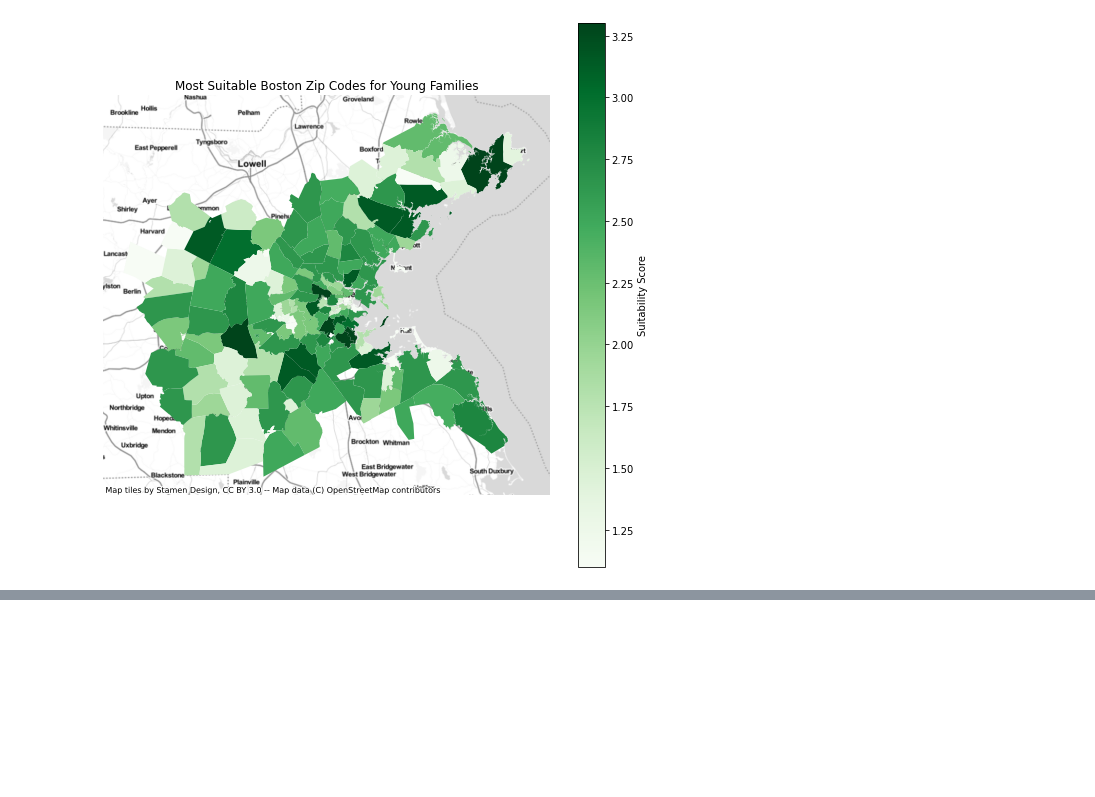
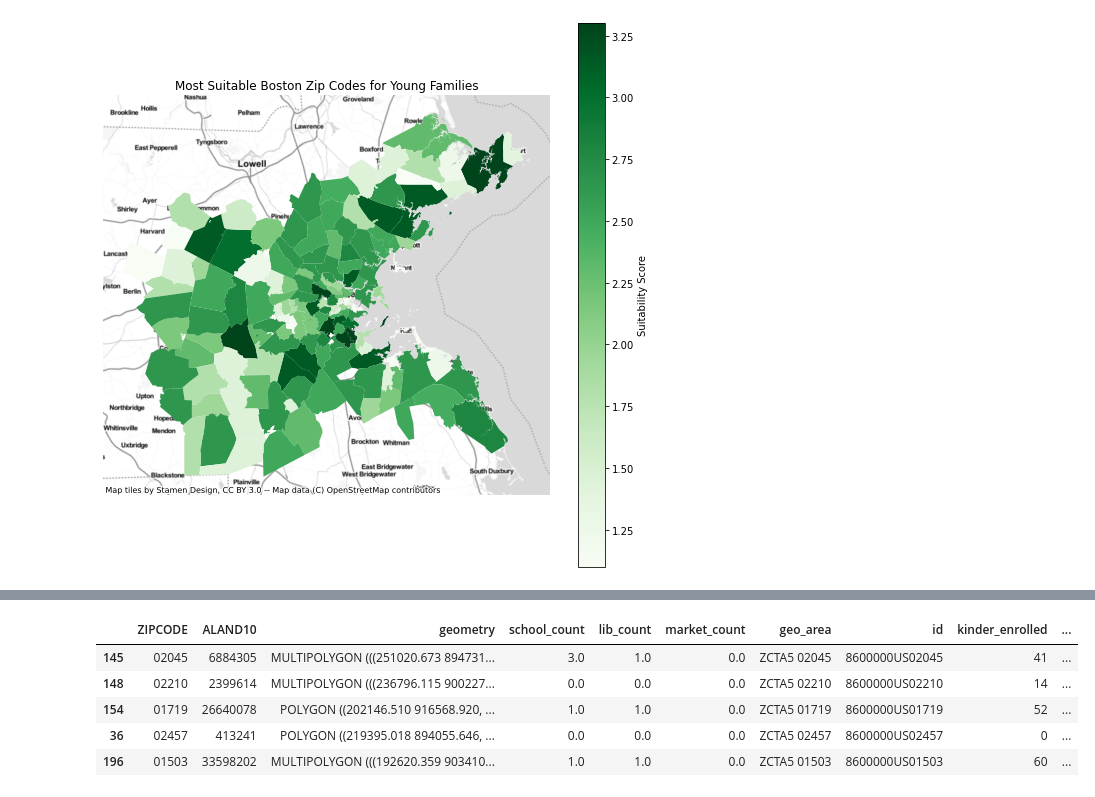
Before and after one commit to oreade01/UEP239_Final_Project, a Jupyter notebook: suitability.ipynb, the cells around one changed output, grey strips where cells are left out. Cells and saved outputs as stored; diff of their text form; code cells hidden in the pictures; blank space fills up the shorter version.

```diff
--- a/suitability.ipynb
+++ b/suitability.ipynb
@@ -712,0 +720,10 @@ head_suitable.head()
+# %%
+head_suitable = boston_zipcodes.sort_values(by='suitability', ascending=False)
+head_suitable.tail()
+# %% [output]
+|  | ZIPCODE | ALAND10 | geometry | school_count | lib_count | market_count | geo_area | id | kinder_enrolled | ... |
+| 145 | 02045 | 6884305 | MULTIPOLYGON (((251020.673 894731... | 3.0 | 1.0 | 0.0 | ZCTA5 02045 | 8600000US02045 | 41 | ... |
+| 148 | 02210 | 2399614 | MULTIPOLYGON (((236796.115 900227... | 0.0 | 0.0 | 0.0 | ZCTA5 02210 | 8600000US02210 | 14 | ... |
+| 154 | 01719 | 26640078 | POLYGON ((202146.510 916568.920, ... | 1.0 | 1.0 | 0.0 | ZCTA5 01719 | 8600000US01719 | 52 | ... |
+| 36 | 02457 | 413241 | POLYGON ((219395.018 894055.646, ... | 0.0 | 0.0 | 0.0 | ZCTA5 02457 | 8600000US02457 | 0 | ... |
+| 196 | 01503 | 33598202 | MULTIPOLYGON (((192620.359 903410... | 1.0 | 1.0 | 0.0 | ZCTA5 01503 | 8600000US01503 | 60 | ... |
```
Also changed, not shown: parts of 4 cells of this notebook.
